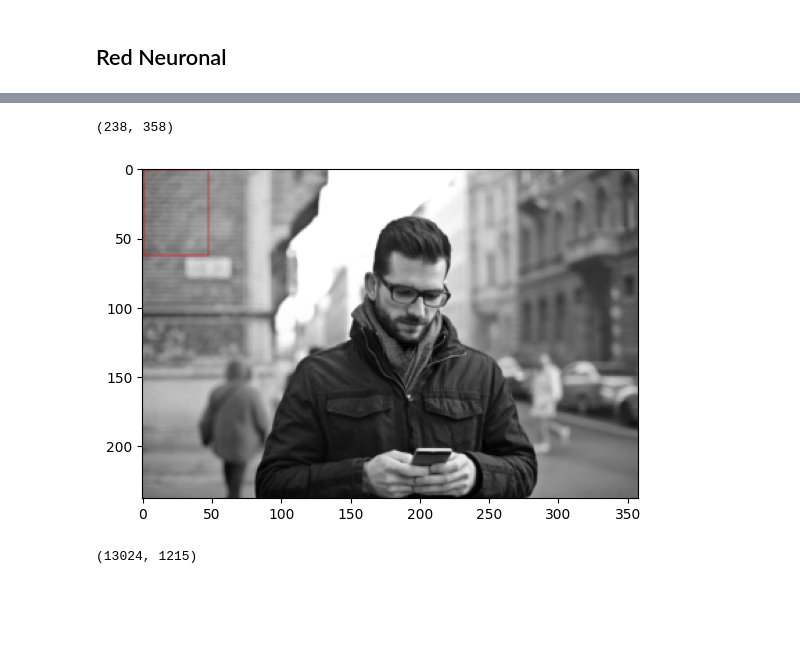
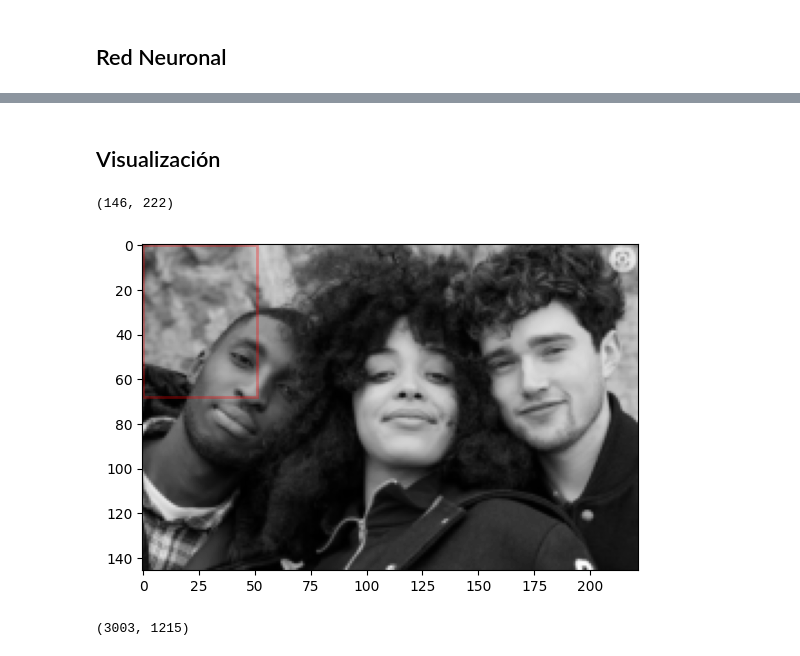
Before and after one commit to Santiago-Moron/MachineLearning-OBL1, a Jupyter notebook: ObligatorioML.ipynb, the cells around one changed output, grey strips where cells are left out. Saved outputs shown, nothing was run; the diff lists cells and outputs as text; code cells hidden in the pictures; blank space fills up the shorter version.

```diff
--- a/ObligatorioML.ipynb
+++ b/ObligatorioML.ipynb
@@ -358,3 +406,5 @@ INFO:tensorflow:Assets written to: C:\Users\santi\AppData\Local\Temp\tmpiexu6pie
+# %% [markdown]
+## Visualización
 # %%
 # Define una función para realizar una ventana deslizante (sliding window) sobre una imagen.
 def sliding_window(img,
@@ -433,26 +483,26 @@ def non_max_suppression(indices, Ni, Nj, overlapThresh):
 # %%
 # Cargo imagen de prueba
 
-test_image_path = "imagenes/1_Rostro.jpg"
+test_image_path = "imagenes/3_Rostros.jpg"
 test_image = plt.imread(test_image_path)
 test_image = color.rgb2gray(test_image)
 test_image = rescale(test_image,0.25)
 test_image.shape
 # %% [output]
-(238, 358)
+(146, 222)
 # %%
 # Visualizamos la imagen
 # Buscamos la escala de los rostros
 fig, ax = plt.subplots()
 ax.imshow(test_image, cmap='gray')
 
-scale = 1
+scale = 1.1
 Ni, Nj = (int(scale * s) for s in positive_patches[0].shape)
 
 ax.add_patch(plt.Rectangle((0, 0), Nj, Ni, edgecolor='red', alpha=0.3, lw=2, facecolor='none'))
 plt.show()
 # %% [output]
-[figure, old version]
+[figure, new version]
 # %%
 # Utiliza la función de ventana deslizante en una imagen de prueba.
 # zip(*...) toma las tuplas generadas y las descompone en índices y parches.
@@ -464,6 +514,6 @@ patches_hog = np.array([feature.hog(patch) for patch in patches])
 # Muestra la forma del array de características HOG.
 patches_hog.shape
 # %% [output]
-(13024, 1215)
+(3003, 1215)
 # %%
 
```
Also changed, not shown: parts of 17 cells of this notebook.
